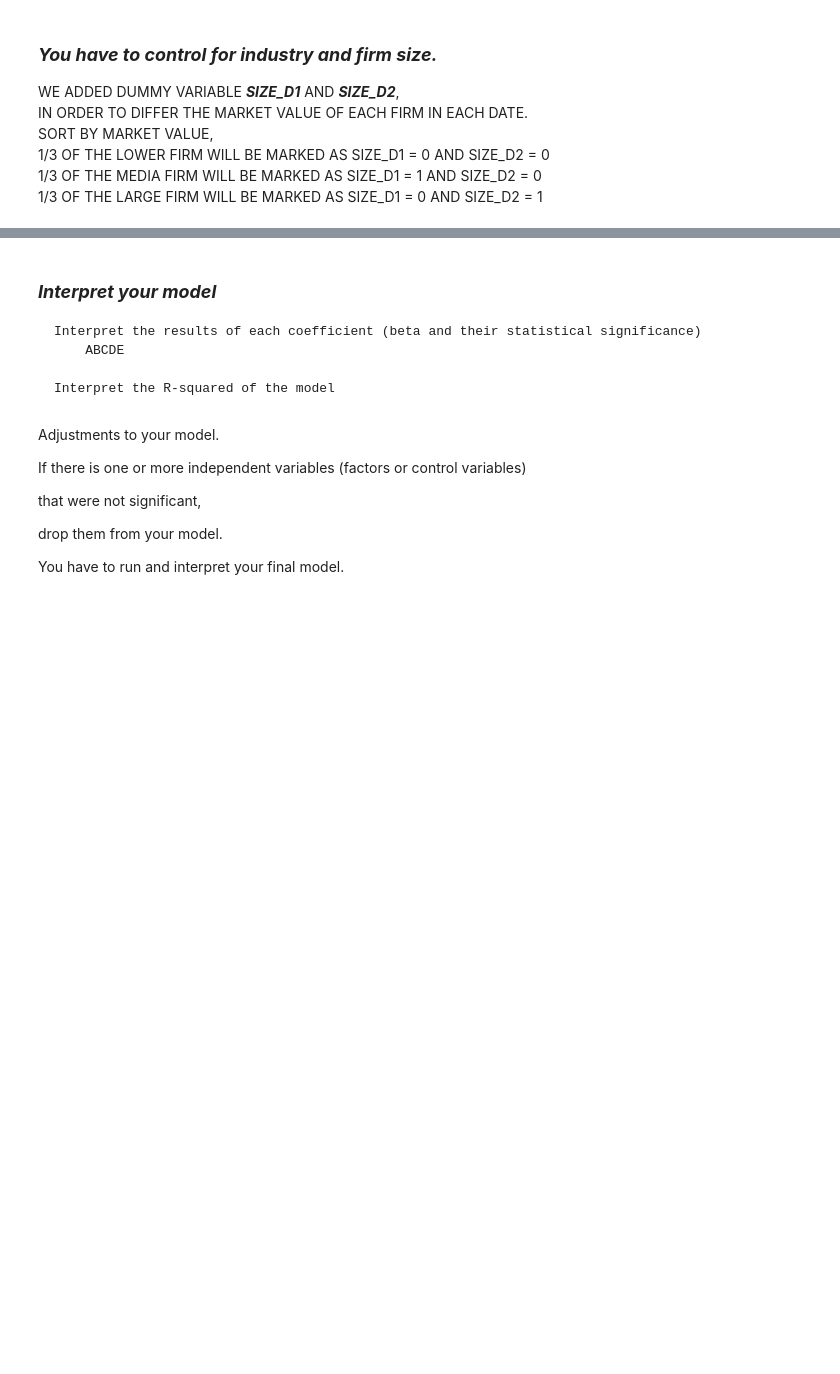
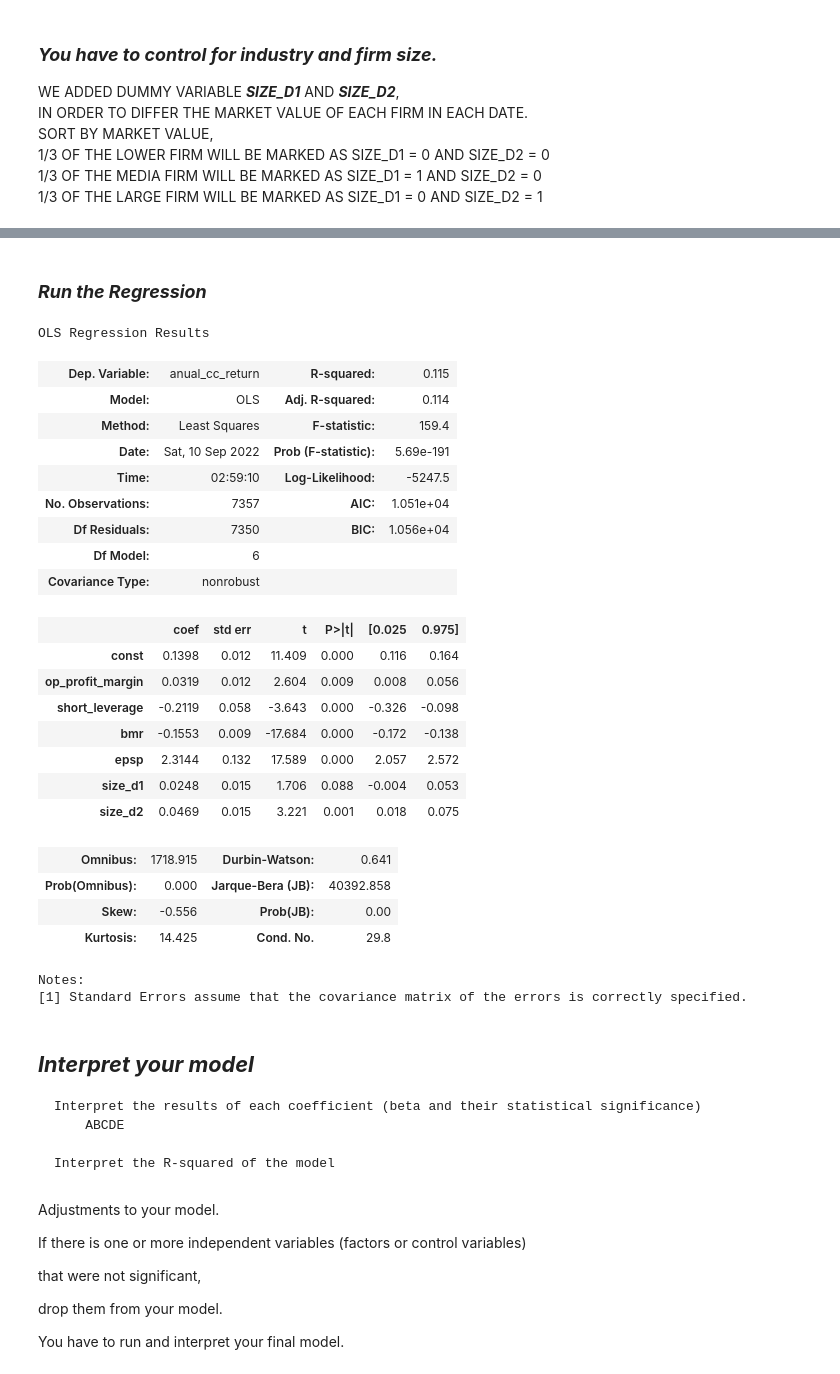
Before and after one commit to A01706648/TC3006_ClassWork, a Jupyter notebook: m1/M1_Delivery.ipynb, the cells around one changed output, grey strips where cells are left out. Cells and saved outputs as stored; diff of their text form; code cells hidden in the pictures; blank space fills up the shorter version.

Commit message:
finish regression

```diff
--- a/m1/M1_Delivery.ipynb
+++ b/m1/M1_Delivery.ipynb
@@ -674,7 +674,7 @@ To control for these variables you have to include them as extra independent var
     so that you can compare the values of the variables among different firms of any size
 # %%
 df_finance_train = df_finance.copy()
-df_finance_train = df_finance_train.dropna(subset=['op_profit_margin', 'short_leverage', 'bmr', 'epsp'])
+df_finance_train = df_finance_train.dropna(subset=['op_profit_margin', 'short_leverage', 'bmr', 'epsp', 'anual_cc_return'])
 # %% [markdown]
 ### ***check for outliers and do the corresponding adjustments to avoid unreliable results in your regression model***
 I DID A 1% WINSORIZATION OF BOTH EDGE FOR EACH INDIPENDENT VARIABLE
@@ -763,0 +782,35 @@ for date in df_finance_train_copy['date'].unique():
+# %% [markdown]
+### ***Run the Regression***
+# %%
+import statsmodels.api as sm
+X = df_finance_train_copy[['op_profit_margin', 'short_leverage', 'bmr', 'epsp', 'size_d1', 'size_d2']]
+y = df_finance_train_copy['anual_cc_return']
+
+X = sm.add_constant(X)
+mkmodel = sm.OLS(y,X).fit()
+mkmodel.summary()
+# %% [output]
+OLS Regression Results
+| Dep. Variable: | anual_cc_return | R-squared: | 0.115 |
+| Model: | OLS | Adj. R-squared: | 0.114 |
+| Method: | Least Squares | F-statistic: | 159.4 |
+| Date: | Sat, 10 Sep 2022 | Prob (F-statistic): | 5.69e-191 |
+| Time: | 02:59:10 | Log-Likelihood: | -5247.5 |
+| No. Observations: | 7357 | AIC: | 1.051e+04 |
+| Df Residuals: | 7350 | BIC: | 1.056e+04 |
+| Df Model: | 6 |  |  |
+| Covariance Type: | nonrobust |  |  |
+|  | coef | std err | t | P>|t| | [0.025 | 0.975] |
+| const | 0.1398 | 0.012 | 11.409 | 0.000 | 0.116 | 0.164 |
+| op_profit_margin | 0.0319 | 0.012 | 2.604 | 0.009 | 0.008 | 0.056 |
+| short_leverage | -0.2119 | 0.058 | -3.643 | 0.000 | -0.326 | -0.098 |
+| bmr | -0.1553 | 0.009 | -17.684 | 0.000 | -0.172 | -0.138 |
+| epsp | 2.3144 | 0.132 | 17.589 | 0.000 | 2.057 | 2.572 |
+| size_d1 | 0.0248 | 0.015 | 1.706 | 0.088 | -0.004 | 0.053 |
+| size_d2 | 0.0469 | 0.015 | 3.221 | 0.001 | 0.018 | 0.075 |
+| Omnibus: | 1718.915 | Durbin-Watson: | 0.641 |
+| Prob(Omnibus): | 0.000 | Jarque-Bera (JB): | 40392.858 |
+| Skew: | -0.556 | Prob(JB): | 0.00 |
+| Kurtosis: | 14.425 | Cond. No. | 29.8 |
+Notes:
+[1] Standard Errors assume that the covariance matrix of the errors is correctly specified.
@@ -764,5 +819,5 @@ for date in df_finance_train_copy['date'].unique():
 # %% [markdown]
-### ***Interpret your model***
+## ***Interpret your model***
 
     Interpret the results of each coefficient (beta and their statistical significance)
         ABCDE
```
Also changed, not shown: parts of 12 cells of this notebook.
